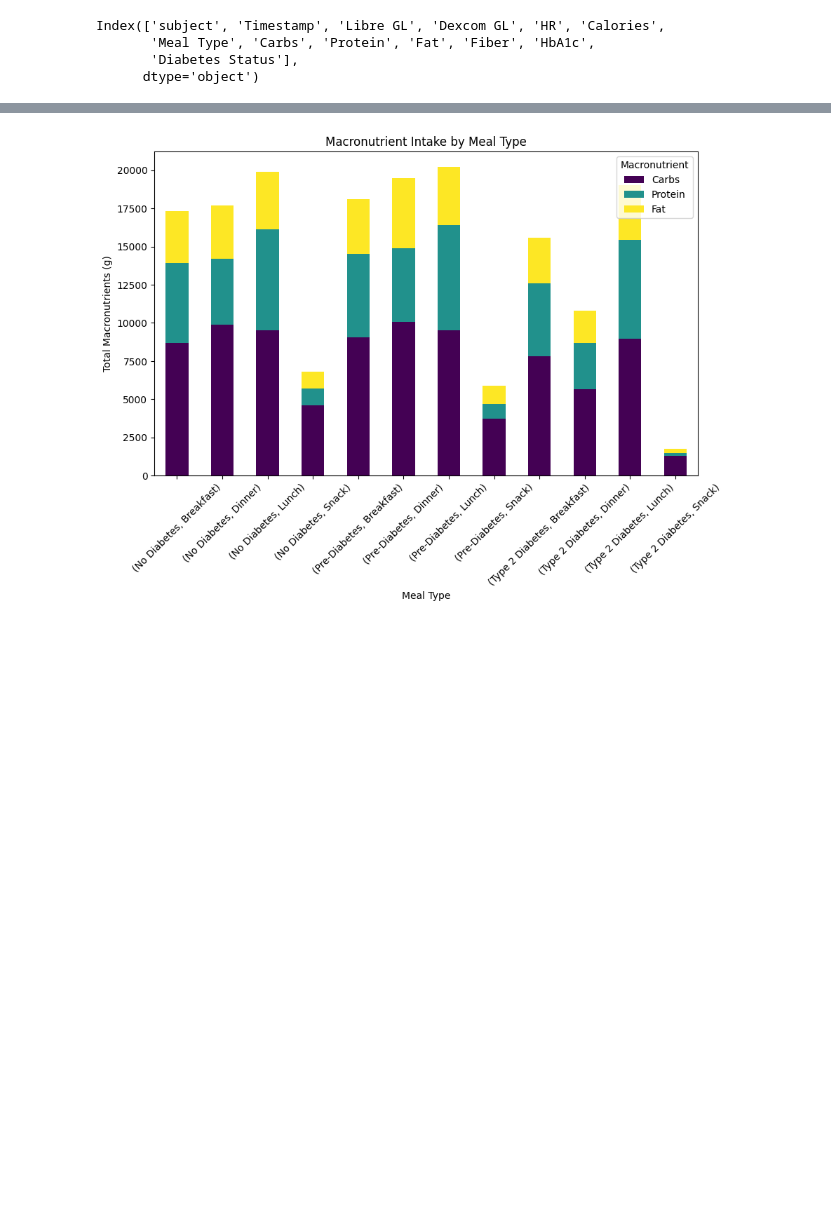
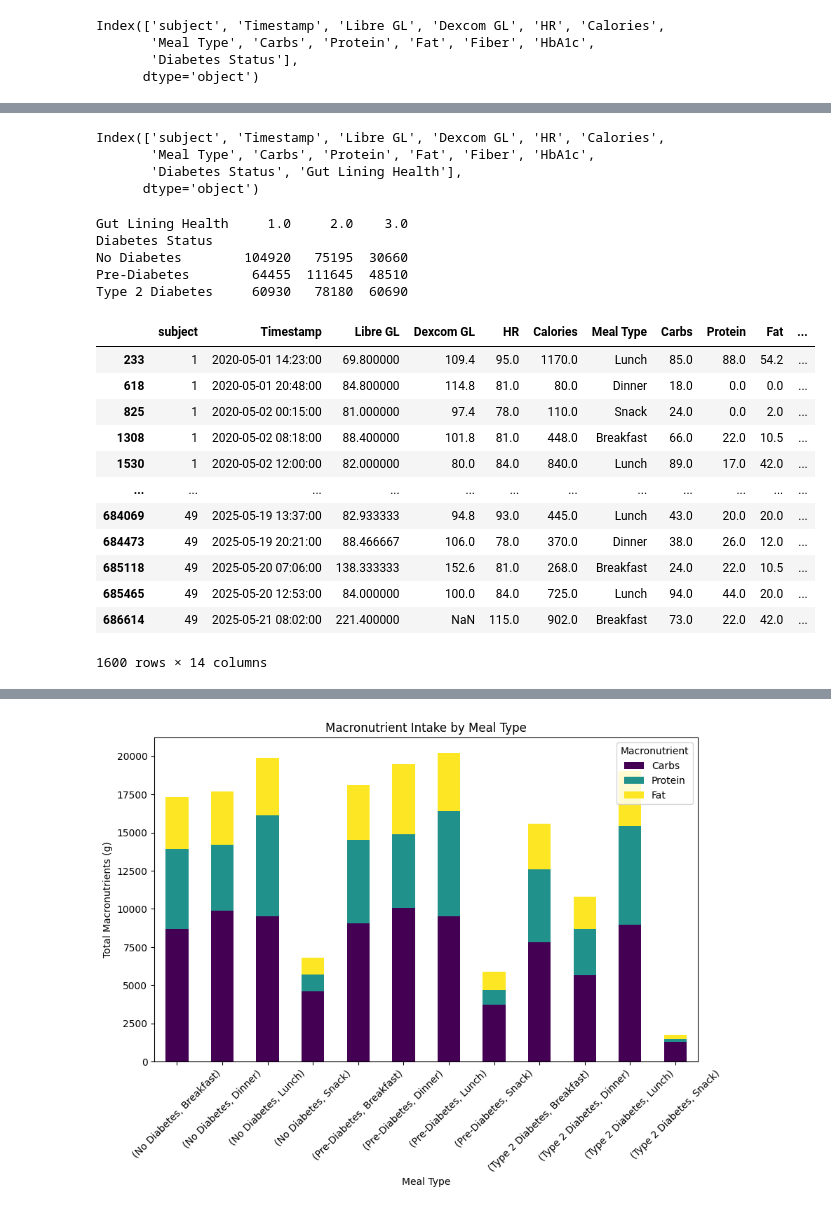
Before and after one commit to YooNice100/CGMacros, a Jupyter notebook: worko.ipynb, the cells around one changed output, grey strips where cells are left out. Cells and saved outputs as stored; diff of their text form; code cells hidden in the pictures; blank space fills up the shorter version.

```diff
--- a/worko.ipynb
+++ b/worko.ipynb
@@ -123,0 +149,2 @@ Index(['subject', 'Timestamp', 'Libre GL', 'Dexcom GL', 'HR', 'Calories',
+# %%
+gut_health_shorter = gut_health_df[['subject', 'Gut Lining Health']]
@@ -123,0 +153,2 @@ Index(['subject', 'Timestamp', 'Libre GL', 'Dexcom GL', 'HR', 'Calories',
+# %%
+wee = merged_data.merge(gut_health_shorter, on = 'subject', how = 'left')
@@ -123,0 +171,2 @@ Index(['subject', 'Timestamp', 'Libre GL', 'Dexcom GL', 'HR', 'Calories',
+# %%
+wee = wee.dropna(subset=['Gut Lining Health'])
@@ -123,0 +179,19 @@ Index(['subject', 'Timestamp', 'Libre GL', 'Dexcom GL', 'HR', 'Calories',
+# %%
+wee.columns
+# %% [output]
+Index(['subject', 'Timestamp', 'Libre GL', 'Dexcom GL', 'HR', 'Calories',
+       'Meal Type', 'Carbs', 'Protein', 'Fat', 'Fiber', 'HbA1c',
+       'Diabetes Status', 'Gut Lining Health'],
+      dtype='object')
+# %%
+# Count occurrences of each Gut Lining Health per Diabetes Status
+gut_health_counts = wee.groupby("Diabetes Status")["Gut Lining Health"].value_counts().unstack()
+
+# Display the table
+print(gut_health_counts)
+# %% [output]
+Gut Lining Health     1.0     2.0    3.0
+Diabetes Status
+No Diabetes        104920   75195  30660
+Pre-Diabetes        64455  111645  48510
+Type 2 Diabetes     60930   78180  60690
@@ -123,0 +200,2 @@ Index(['subject', 'Timestamp', 'Libre GL', 'Dexcom GL', 'HR', 'Calories',
+# %%
+meal_df = wee.dropna(subset=['Meal Type'])
@@ -123,0 +204,16 @@ Index(['subject', 'Timestamp', 'Libre GL', 'Dexcom GL', 'HR', 'Calories',
+# %%
+meal_df
+# %% [output]
+|  | subject | Timestamp | Libre GL | Dexcom GL | HR | Calories | Meal Type | Carbs | Protein | Fat | ... |
+| 233 | 1 | 2020-05-01 14:23:00 | 69.800000 | 109.4 | 95.0 | 1170.0 | Lunch | 85.0 | 88.0 | 54.2 | ... |
+| 618 | 1 | 2020-05-01 20:48:00 | 84.800000 | 114.8 | 81.0 | 80.0 | Dinner | 18.0 | 0.0 | 0.0 | ... |
+| 825 | 1 | 2020-05-02 00:15:00 | 81.000000 | 97.4 | 78.0 | 110.0 | Snack | 24.0 | 0.0 | 2.0 | ... |
+| 1308 | 1 | 2020-05-02 08:18:00 | 88.400000 | 101.8 | 81.0 | 448.0 | Breakfast | 66.0 | 22.0 | 10.5 | ... |
+| 1530 | 1 | 2020-05-02 12:00:00 | 82.000000 | 80.0 | 84.0 | 840.0 | Lunch | 89.0 | 17.0 | 42.0 | ... |
+| ... | ... | ... | ... | ... | ... | ... | ... | ... | ... | ... | ... |
+| 684069 | 49 | 2025-05-19 13:37:00 | 82.933333 | 94.8 | 93.0 | 445.0 | Lunch | 43.0 | 20.0 | 20.0 | ... |
+| 684473 | 49 | 2025-05-19 20:21:00 | 88.466667 | 106.0 | 78.0 | 370.0 | Dinner | 38.0 | 26.0 | 12.0 | ... |
+| 685118 | 49 | 2025-05-20 07:06:00 | 138.333333 | 152.6 | 81.0 | 268.0 | Breakfast | 24.0 | 22.0 | 10.5 | ... |
+| 685465 | 49 | 2025-05-20 12:53:00 | 84.000000 | 100.0 | 84.0 | 725.0 | Lunch | 94.0 | 44.0 | 20.0 | ... |
+| 686614 | 49 | 2025-05-21 08:02:00 | 221.400000 | NaN | 115.0 | 902.0 | Breakfast | 73.0 | 22.0 | 42.0 | ... |
+1600 rows × 14 columns
```
Also changed, not shown: parts of 18 cells of this notebook, 2 other files.
